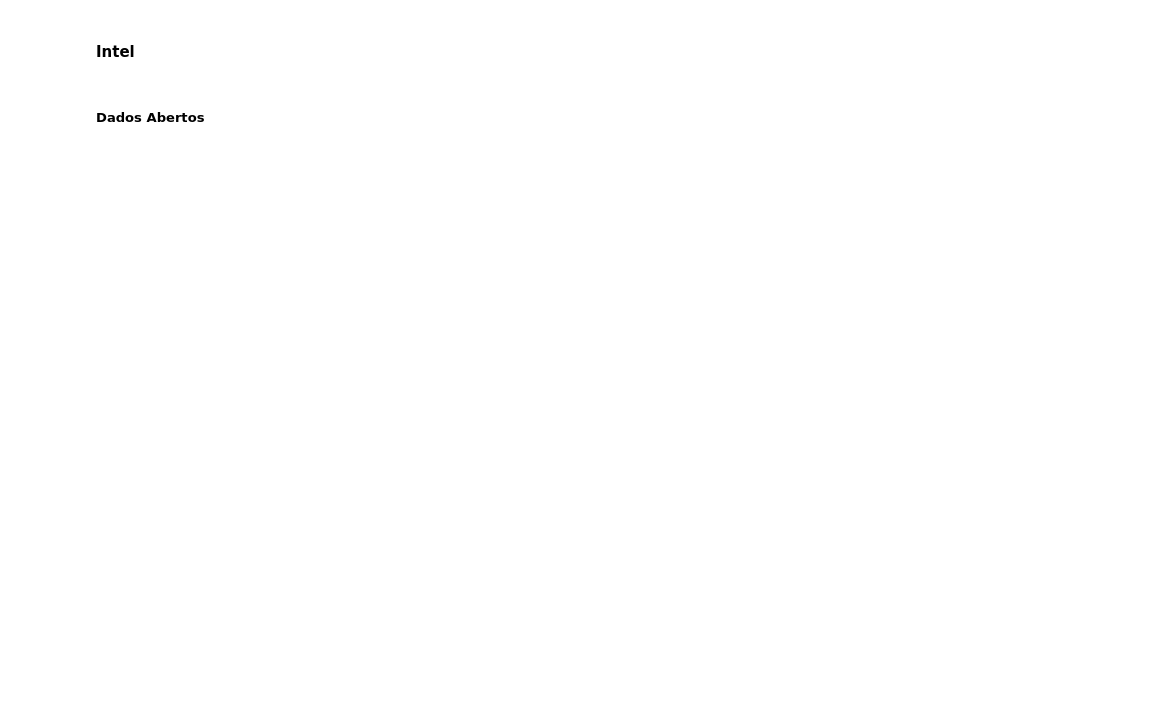
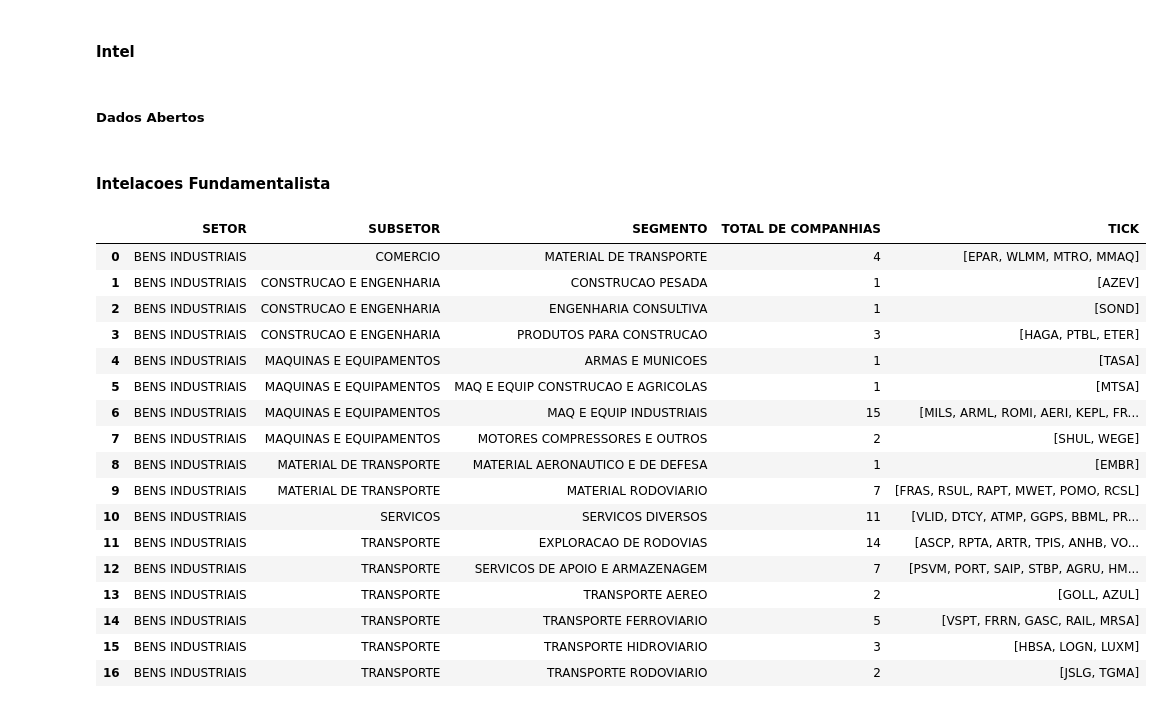
Before and after one commit to faustostangler/DSH, a Jupyter notebook: read_cvm.ipynb, the cells around one changed output. Drawn from its saved outputs; the diff is of its cells as text; code cells hidden in the pictures; blank space fills up the shorter version.

```diff
--- a/read_cvm.ipynb
+++ b/read_cvm.ipynb
@@ -531,3 +584,5 @@ ax.set_xlabel("Index")
 ax.legend(loc="best")
 
 plt.show()
+# %% [markdown]
+#### Intelacoes Fundamentalista
@@ -533,0 +611,30 @@ plt.show()
+# %%
+# Grouping by 'SETOR', 'SUBSETOR', and 'SEGMENTO' to count unique companies and aggregate their TICK values
+ticks_by_setor = df.groupby(['SETOR', 'SUBSETOR', 'SEGMENTO']).agg({
+    'DENOM_CIA': 'nunique',
+    'TICK': lambda x: list(set(x.dropna()))
+}).reset_index()
+
+# Renaming columns for clarity
+ticks_by_setor.rename(columns={'DENOM_CIA': 'TOTAL DE COMPANHIAS'}, inplace=True)
+
+ticks_by_setor
+# %% [output]
+|  | SETOR | SUBSETOR | SEGMENTO | TOTAL DE COMPANHIAS | TICK |
+| 0 | BENS INDUSTRIAIS | COMERCIO | MATERIAL DE TRANSPORTE | 4 | [EPAR, WLMM, MTRO, MMAQ] |
+| 1 | BENS INDUSTRIAIS | CONSTRUCAO E ENGENHARIA | CONSTRUCAO PESADA | 1 | [AZEV] |
+| 2 | BENS INDUSTRIAIS | CONSTRUCAO E ENGENHARIA | ENGENHARIA CONSULTIVA | 1 | [SOND] |
+| 3 | BENS INDUSTRIAIS | CONSTRUCAO E ENGENHARIA | PRODUTOS PARA CONSTRUCAO | 3 | [HAGA, PTBL, ETER] |
+| 4 | BENS INDUSTRIAIS | MAQUINAS E EQUIPAMENTOS | ARMAS E MUNICOES | 1 | [TASA] |
+| 5 | BENS INDUSTRIAIS | MAQUINAS E EQUIPAMENTOS | MAQ E EQUIP CONSTRUCAO E AGRICOLAS | 1 | [MTSA] |
+| 6 | BENS INDUSTRIAIS | MAQUINAS E EQUIPAMENTOS | MAQ E EQUIP INDUSTRIAIS | 15 | [MILS, ARML, ROMI, AERI, KEPL, FR... |
+| 7 | BENS INDUSTRIAIS | MAQUINAS E EQUIPAMENTOS | MOTORES COMPRESSORES E OUTROS | 2 | [SHUL, WEGE] |
+| 8 | BENS INDUSTRIAIS | MATERIAL DE TRANSPORTE | MATERIAL AERONAUTICO E DE DEFESA | 1 | [EMBR] |
+| 9 | BENS INDUSTRIAIS | MATERIAL DE TRANSPORTE | MATERIAL RODOVIARIO | 7 | [FRAS, RSUL, RAPT, MWET, POMO, RCSL] |
+| 10 | BENS INDUSTRIAIS | SERVICOS | SERVICOS DIVERSOS | 11 | [VLID, DTCY, ATMP, GGPS, BBML, PR... |
+| 11 | BENS INDUSTRIAIS | TRANSPORTE | EXPLORACAO DE RODOVIAS | 14 | [ASCP, RPTA, ARTR, TPIS, ANHB, VO... |
+| 12 | BENS INDUSTRIAIS | TRANSPORTE | SERVICOS DE APOIO E ARMAZENAGEM | 7 | [PSVM, PORT, SAIP, STBP, AGRU, HM... |
+| 13 | BENS INDUSTRIAIS | TRANSPORTE | TRANSPORTE AEREO | 2 | [GOLL, AZUL] |
+| 14 | BENS INDUSTRIAIS | TRANSPORTE | TRANSPORTE FERROVIARIO | 5 | [VSPT, FRRN, GASC, RAIL, MRSA] |
+| 15 | BENS INDUSTRIAIS | TRANSPORTE | TRANSPORTE HIDROVIARIO | 3 | [HBSA, LOGN, LUXM] |
+| 16 | BENS INDUSTRIAIS | TRANSPORTE | TRANSPORTE RODOVIARIO | 2 | [JSLG, TGMA] |
```
Also changed, not shown: parts of 33 cells of this notebook, 3 other files.
